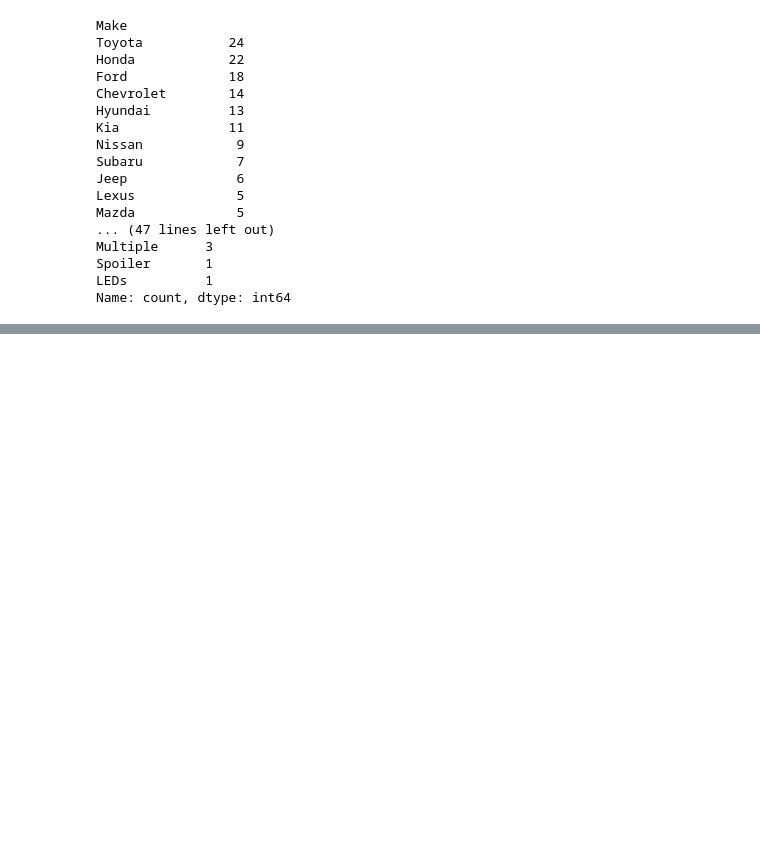
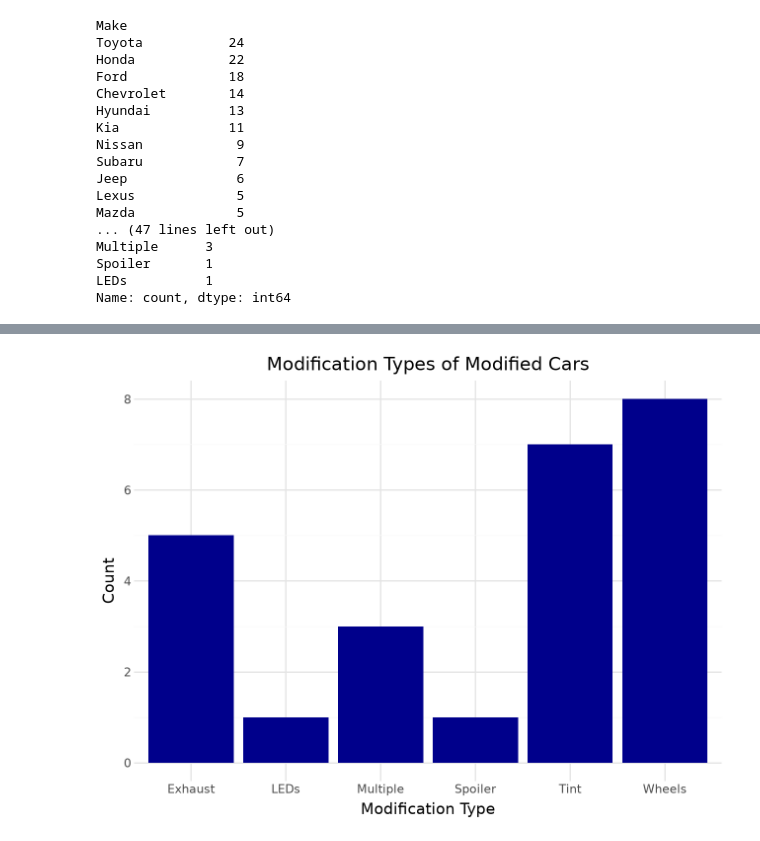
Before and after one commit to AuonNaqvi/CS-424-Assignment-2-AuonNaqvi, a Jupyter notebook: Task3EDA.ipynb, the cells around one changed output, grey strips where cells are left out. Drawn from its saved outputs; the diff is of its cells as text; code cells hidden in the pictures; blank space fills up the shorter version.

```diff
--- a/Task3EDA.ipynb
+++ b/Task3EDA.ipynb
@@ -92,0 +131,14 @@ Name: count, dtype: int64
+# %%
+modifiedCars = cars[cars["Modified"] == "Yes"]
+
+(
+    ggplot(modifiedCars, aes(x="Mod_Type"))+ geom_bar(fill="darkblue")
+    + labs(
+        title="Modification Types of Modified Cars",
+        x="Modification Type",
+        y="Count"
+    )
+    + theme_minimal()
+)
+# %% [output]
+[figure, added]
```
Also changed, not shown: parts of 20 cells of this notebook, 9 other files.
